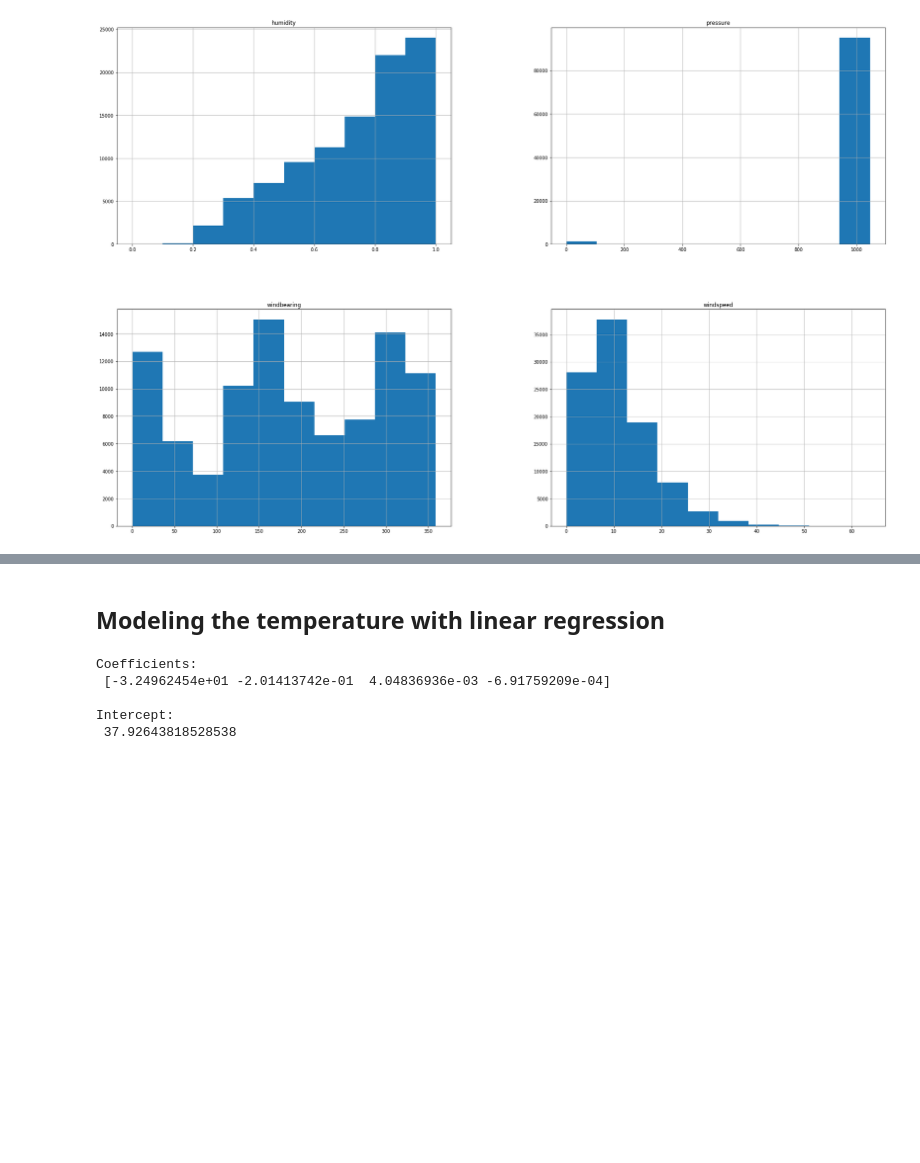
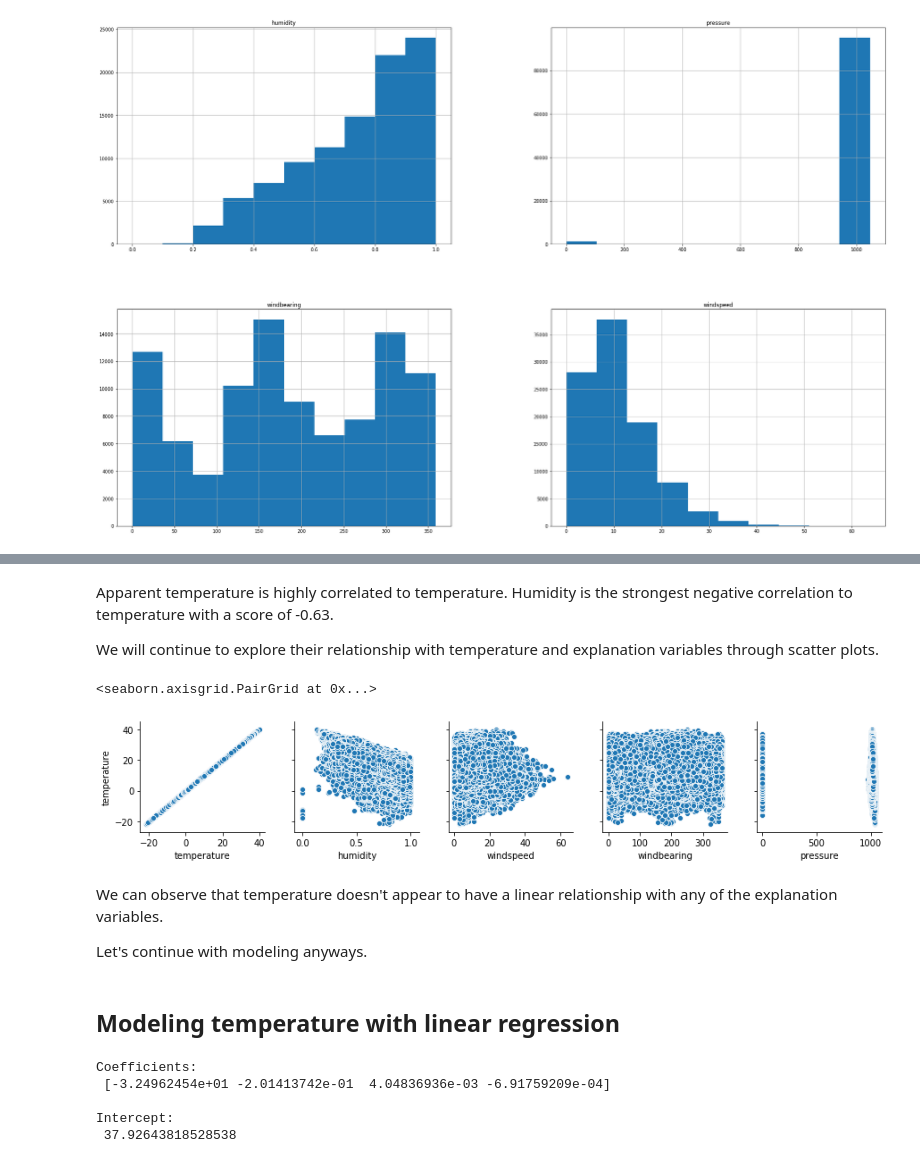
Before and after one commit to tsaw8/Thinkful_Project, a Jupyter notebook: Module 19: Supervised learning: solving regression problems/3.Meeting (and not meeting) the assumptions of linear regression (weatherinszeged_df).ipynb, the cells around one changed output, grey strips where cells are left out. Saved outputs shown, nothing was run; the diff lists cells and outputs as text; code cells hidden in the pictures; blank space fills up the shorter version.

```diff
--- a/Module 19: Supervised learning: solving regression problems/3.Meeting (and not meeting) the assumptions of linear regression (weatherinszeged_df).ipynb
+++ b/Module 19: Supervised learning: solving regression problems/3.Meeting (and not meeting) the assumptions of linear regression (weatherinszeged_df).ipynb
@@ -102,5 +201,20 @@ None of these variables look normally distributed.
+# %% [markdown]
+Apparent temperature is highly correlated to temperature. Humidity is the strongest negative correlation to temperature with a score of -0.63.
+
+We will continue to explore their relationship with temperature and explanation variables through scatter plots.
+# %%
+var = df.loc[:,['temperature','humidity','windspeed','windbearing','pressure']]
+
+sns.pairplot(var, y_vars='temperature', x_vars=var.columns.values)
+# %% [output]
+<seaborn.axisgrid.PairGrid at 0x...>
+[figure, added]
+# %% [markdown]
+We can observe that temperature doesn't appear to have a linear relationship with any of the explanation variables.
+
+Let's continue with modeling anyways.
 # %% [markdown]
-## Modeling the temperature with linear regression
+## Modeling temperature with linear regression
 # %%
 # Y is the target variable
 Y = df['temperature']
```
Also changed, not shown: parts of 21 cells of this notebook.
